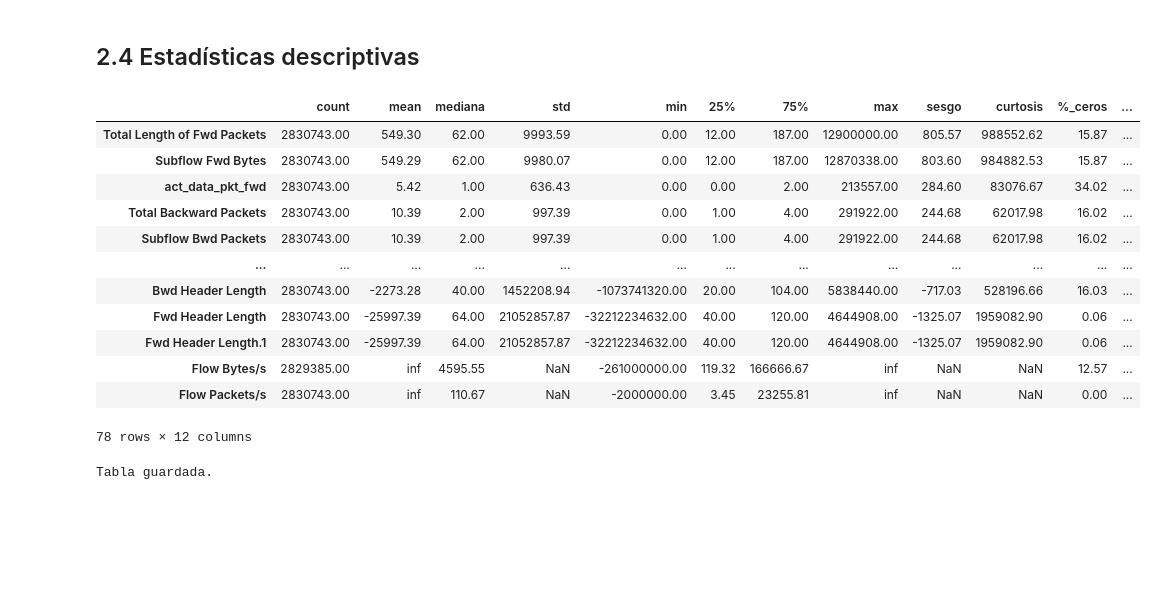
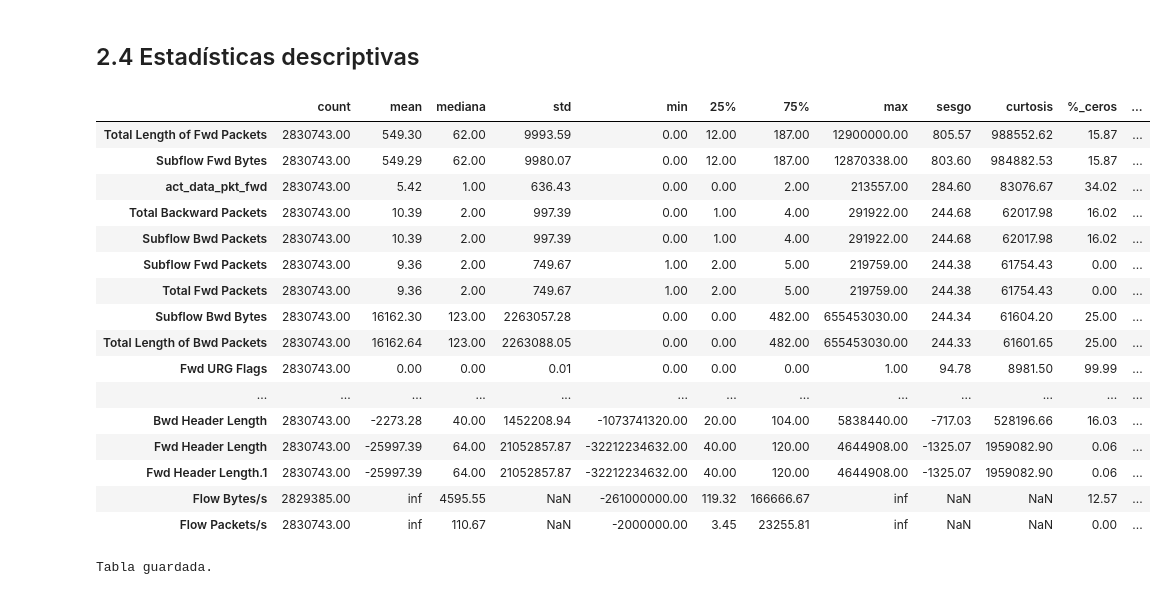
Before and after one commit to jotaeleb/tif-ciencias-de-datos, a Jupyter notebook: notebooks/proyecto.ipynb, the cells around one changed output. Saved outputs shown, nothing was run; the diff lists cells and outputs as text; code cells hidden in the pictures; blank space fills up the shorter version.

```diff
--- a/notebooks/proyecto.ipynb
+++ b/notebooks/proyecto.ipynb
@@ -136,6 +136,7 @@ Variables numéricas: 78 | Variables categóricas: 1
 # %%
 # Vista rápida de las primeras filas
 pd.set_option('display.float_format', '{:.2f}'.format)
+pd.set_option('display.max_columns', None)
 df.head(3)
 # %% [output]
 |  | Destination Port | Flow Duration | Total Fwd Packets | Total Backward Packets | Total Length of Fwd Packets | ... |
@@ -247,38 +247,43 @@ Los 3 ataques más frecuentes son: DoS Hulk, PortScan y DDoS. Mientras que Heart
 # %%
 # Estadísticos completos
 
 pd.set_option('display.float_format', '{:.2f}'.format) # Desactivar notación científica
+pd.set_option('display.max_rows', None)
 
 # Calcular estadísticos base
 desc = df[num_cols].describe().T
 
 # Métricas adicionales útiles para el EDA
 desc['mediana'] = df[num_cols].median()
 desc['sesgo'] = df[num_cols].skew()
 desc['curtosis'] = df[num_cols].kurtosis()
 desc['%_ceros'] = (df[num_cols] == 0).mean() * 100
 desc['%_nan'] = df[num_cols].isnull().mean() * 100
 
 # Ordenar por sesgo
 desc_sorted = desc.sort_values('sesgo', ascending=False)
 
 desc_sorted[['count', 'mean', 'mediana', 'std', 'min',
                     '25%', '75%', 'max', 'sesgo', 'curtosis',
                     '%_ceros', '%_nan']]
 # %% [output]
 |  | count | mean | mediana | std | min | 25% | 75% | max | sesgo | curtosis | %_ceros | ... |
 | Total Length of Fwd Packets | 2830743.00 | 549.30 | 62.00 | 9993.59 | 0.00 | 12.00 | 187.00 | 12900000.00 | 805.57 | 988552.62 | 15.87 | ... |
 | Subflow Fwd Bytes | 2830743.00 | 549.29 | 62.00 | 9980.07 | 0.00 | 12.00 | 187.00 | 12870338.00 | 803.60 | 984882.53 | 15.87 | ... |
 | act_data_pkt_fwd | 2830743.00 | 5.42 | 1.00 | 636.43 | 0.00 | 0.00 | 2.00 | 213557.00 | 284.60 | 83076.67 | 34.02 | ... |
 | Total Backward Packets | 2830743.00 | 10.39 | 2.00 | 997.39 | 0.00 | 1.00 | 4.00 | 291922.00 | 244.68 | 62017.98 | 16.02 | ... |
 | Subflow Bwd Packets | 2830743.00 | 10.39 | 2.00 | 997.39 | 0.00 | 1.00 | 4.00 | 291922.00 | 244.68 | 62017.98 | 16.02 | ... |
+| Subflow Fwd Packets | 2830743.00 | 9.36 | 2.00 | 749.67 | 1.00 | 2.00 | 5.00 | 219759.00 | 244.38 | 61754.43 | 0.00 | ... |
+| Total Fwd Packets | 2830743.00 | 9.36 | 2.00 | 749.67 | 1.00 | 2.00 | 5.00 | 219759.00 | 244.38 | 61754.43 | 0.00 | ... |
+| Subflow Bwd Bytes | 2830743.00 | 16162.30 | 123.00 | 2263057.28 | 0.00 | 0.00 | 482.00 | 655453030.00 | 244.34 | 61604.20 | 25.00 | ... |
+| Total Length of Bwd Packets | 2830743.00 | 16162.64 | 123.00 | 2263088.05 | 0.00 | 0.00 | 482.00 | 655453030.00 | 244.33 | 61601.65 | 25.00 | ... |
+| Fwd URG Flags | 2830743.00 | 0.00 | 0.00 | 0.01 | 0.00 | 0.00 | 0.00 | 1.00 | 94.78 | 8981.50 | 99.99 | ... |
 | ... | ... | ... | ... | ... | ... | ... | ... | ... | ... | ... | ... | ... |
 | Bwd Header Length | 2830743.00 | -2273.28 | 40.00 | 1452208.94 | -1073741320.00 | 20.00 | 104.00 | 5838440.00 | -717.03 | 528196.66 | 16.03 | ... |
 | Fwd Header Length | 2830743.00 | -25997.39 | 64.00 | 21052857.87 | -32212234632.00 | 40.00 | 120.00 | 4644908.00 | -1325.07 | 1959082.90 | 0.06 | ... |
 | Fwd Header Length.1 | 2830743.00 | -25997.39 | 64.00 | 21052857.87 | -32212234632.00 | 40.00 | 120.00 | 4644908.00 | -1325.07 | 1959082.90 | 0.06 | ... |
 | Flow Bytes/s | 2829385.00 | inf | 4595.55 | NaN | -261000000.00 | 119.32 | 166666.67 | inf | NaN | NaN | 12.57 | ... |
 | Flow Packets/s | 2830743.00 | inf | 110.67 | NaN | -2000000.00 | 3.45 | 23255.81 | inf | NaN | NaN | 0.00 | ... |
-78 rows × 12 columns
 # %%
 # Guardar la tabla descriptiva
 desc_sorted.to_csv(f'estadisticos_descriptivos.csv')
```
Also changed, not shown: parts of 2 cells of this notebook.
